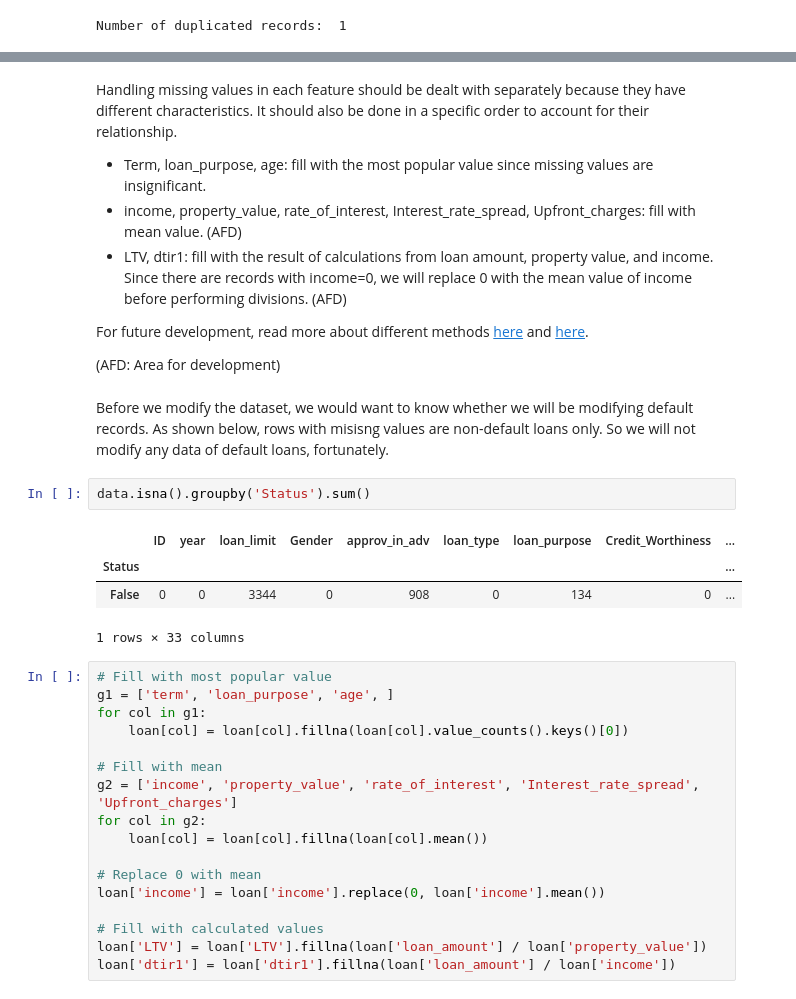
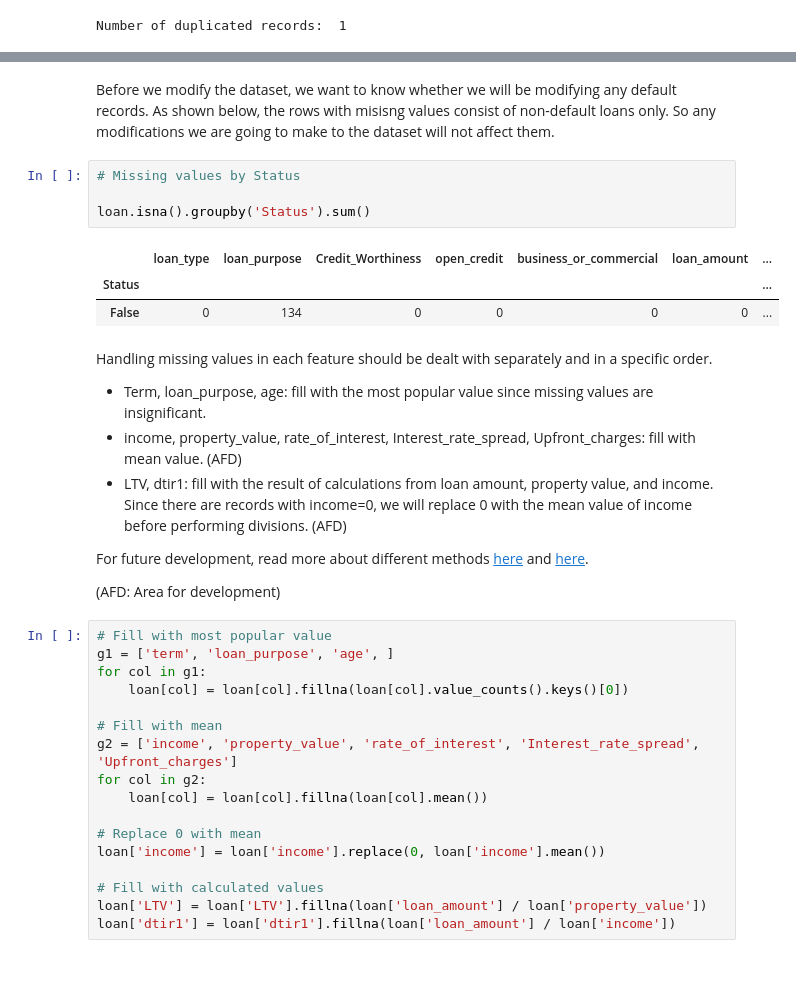
Before and after one commit to Hoale2908/Data_Preprocessing_for_Mortgage_Loan_Default_Prediction, a Jupyter notebook: model.ipynb, the cells around one changed output, grey strips where cells are left out. Cells and saved outputs as stored; diff of their text form; blank space fills up the shorter version.

```diff
--- a/model.ipynb
+++ b/model.ipynb
@@ -138,8 +142,18 @@ rate_of_interest          32.47
 Interest_rate_spread      32.70
 Upfront_charges           36.36
 dtype: float64
+# %% [markdown]
+Before we modify the dataset, we want to know whether we will be modifying any default records. As shown below, the rows with misisng values consist of non-default loans only. So any modifications we are going to make to the dataset will not affect them.
+# %%
+# Missing values by Status
+
+loan.isna().groupby('Status').sum()
+# %% [output]
+|  | loan_type | loan_purpose | Credit_Worthiness | open_credit | business_or_commercial | loan_amount | ... |
+| Status |  |  |  |  |  |  | ... |
+| False | 0 | 134 | 0 | 0 | 0 | 0 | ... |
 # %% [markdown]
-Handling missing values in each feature should be dealt with separately because they have different characteristics. It should also be done in a specific order to account for their relationship.
+Handling missing values in each feature should be dealt with separately and in a specific order.
 
 * Term, loan_purpose, age: fill with the most popular value since missing values are insignificant.
 * income, property_value, rate_of_interest, Interest_rate_spread, Upfront_charges: fill with mean value. (AFD)
@@ -148,15 +162,6 @@ Handling missing values in each feature should be dealt with separately because
 For future development, read more about different methods [here](https://www.analyticsvidhya.com/blog/2021/10/handling-missing-value/#:~:text=Impute%20with%20Averages%20or%20Midpoints,method%20can%20preserve%20data%20integrity.) and [here](https://medium.com/@pingsubhak/handling-missing-values-in-dataset-7-methods-that-you-need-to-know-5067d4e32b62#).
 
 (AFD: Area for development)
-# %% [markdown]
-Before we modify the dataset, we would want to know whether we will be modifying default records. As shown below, rows with misisng values are non-default loans only. So we will not modify any data of default loans, fortunately.
-# %%
-data.isna().groupby('Status').sum()
-# %% [output]
-|  | ID | year | loan_limit | Gender | approv_in_adv | loan_type | loan_purpose | Credit_Worthiness | ... |
-| Status |  |  |  |  |  |  |  |  | ... |
-| False | 0 | 0 | 3344 | 0 | 908 | 0 | 134 | 0 | ... |
-1 rows × 33 columns
 # %%
 # Fill with most popular value
 g1 = ['term', 'loan_purpose', 'age', ]
```
Also changed, not shown: parts of 24 cells of this notebook.
